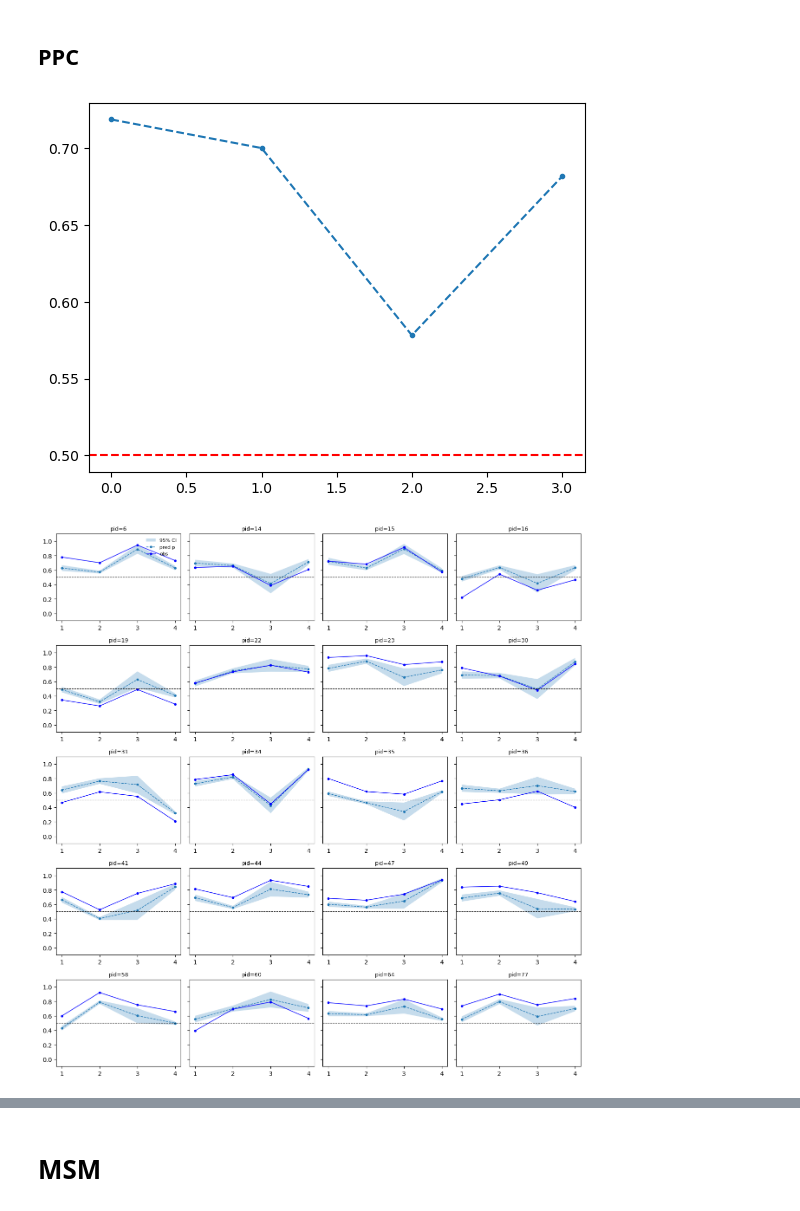
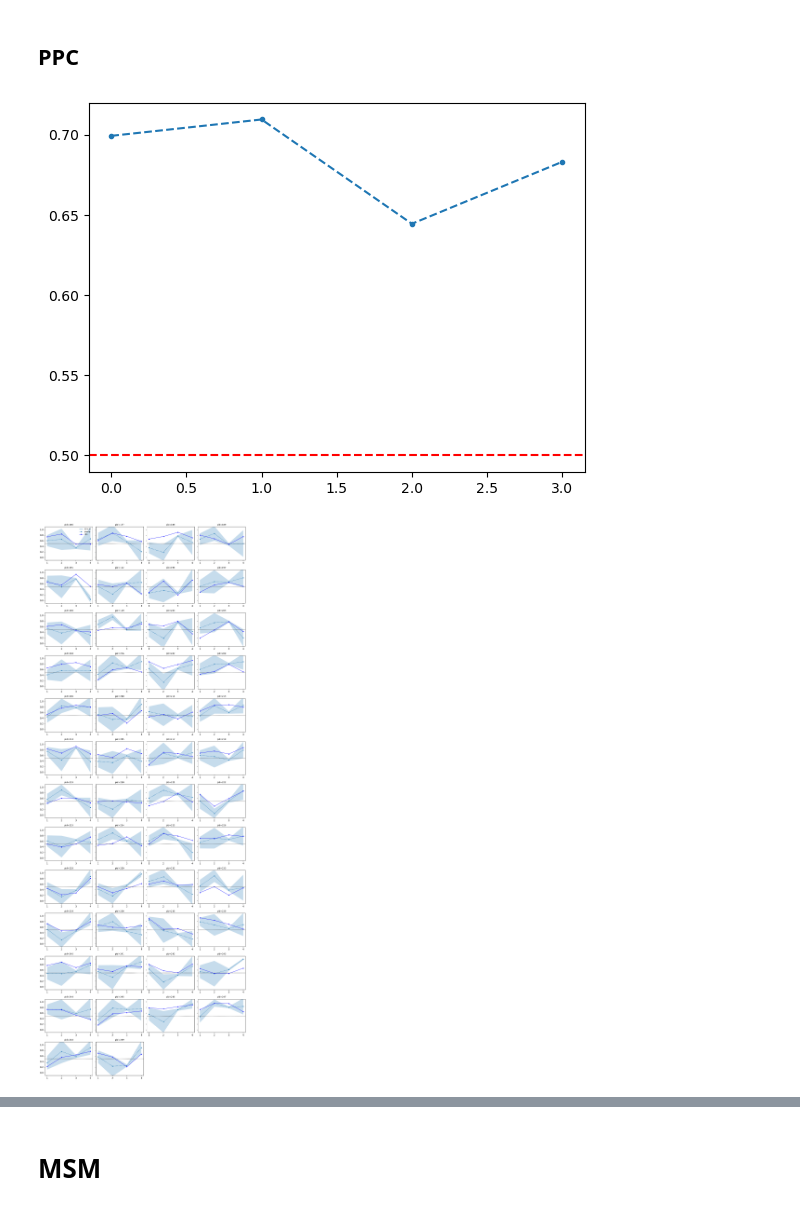
Before and after one commit to Ali-Setareh/SeqGPLVM_FEMSM, a Jupyter notebook: notebooks/model_inspection.ipynb, the cells around one changed output, grey strips where cells are left out. Saved outputs shown, nothing was run; the diff lists cells and outputs as text; code cells hidden in the pictures.

```diff
--- a/notebooks/model_inspection.ipynb
+++ b/notebooks/model_inspection.ipynb
@@ -26,3 +26,5 @@ from utils.runs import load_by_params
 # %%
 df_idx = pd.read_parquet(cwd/"results"/"index"/"training.parquet")
 df_idx.head(50)
+
+df_dgp_idx = pd.read_parquet(cwd/"data/index/runs.parquet")
@@ -57,10 +52,12 @@ print(df_idx.shape)
 # %%
+from dgps import get_simulator
+
 model_name = "seqgplvm"
 device = "cuda"
 tid = 9
 #train_id = df_idx.train_id.unique()[tid]
 
-train_id = "ceeafe5a10"
+train_id = "309cbfc22e"
 
 '''
 train_out = cwd / train_dir(Path(os.environ.get("FINAL_ROOT", "./results")).expanduser(), model_name, train_id)
@@ -74,8 +71,20 @@ val_split   = splits["val_ids"] + splits["test_ids"]
 train_out = cwd / "results" / "models" / "seqgplvm" / train_id
 ckpt_path = latest_checkpoint_path(train_out)
 payload = load_ckpt_any(ckpt_path, map_location=device)
-manifest = json.loads((train_out / "manifest.json").read_text(encoding="utf-8"))
+manifest = json.loads((train_out / "data_ref.json").read_text(encoding="utf-8"))
 config = json.loads((train_out / "config.json").read_text(encoding="utf-8"))
+
+data_config = json.loads(json.loads(df_dgp_idx[df_dgp_idx.run_id == manifest["data_run_id"]]["config"].iloc[0]))
+mani = json.loads(df_dgp_idx[df_dgp_idx.run_id == manifest["data_run_id"]]["manifest"].iloc[0])
+
+simulate = get_simulator(data_config["dgp"])
+df = simulate(data_config)
+
+with open(Path(".") / mani["split_file"], "r", encoding="utf-8") as f:
+    splits = json.load(f)
+
+train_split = splits["train_ids"]
+
 
 extra = payload.get("extra")
 loss_list     = extra.get("loss_list")
@@ -113,7 +124,7 @@ params
 # %%
 from utils.inspectors import plot_param_history
 
-key = 'Z.q_mu'
+key = 'raw_constant'
 fig = plot_param_history(param_hist = param_hist, key= key, ls_num=3, x_start= 0, x_step=config["logging"]["param_logging_freq"])
 fig
 # %% [output]
@@ -209,7 +204,7 @@ plt.plot(ppc, '.--')
 plt.axhline(0.5, color='red', linestyle='--')
 plt.show()
 # %% [output]
-[figure, old version]
+[figure, new version]
 # %%
 P, T, S = propensity_score.shape
 arr = propensity_score.detach().cpu().numpy().reshape(P*T, S)
@@ -252,36 +247,36 @@ def plot_patient_grid(pids, df, ncols=4):
         # get observed traj (assumes rows are in time order)
         obs = df.loc[df.patient_id == pid, "p_true"].to_numpy()
 
 
 
         # confidence band
         lo = df.loc[df.patient_id == pid, "phat_mean"] - 1.96 * df.loc[df.patient_id == pid, "phat_std"]
         hi = df.loc[df.patient_id == pid, "phat_mean"] + 1.96 * df.loc[df.patient_id == pid, "phat_std"]
         ax.fill_between(t, lo, hi, alpha=0.25, linewidth=0, label="95% CI")
 
         ax.plot(t,pred, "--.", lw=1, label="pred p")
         ax.plot(t,obs, ".-", c="blue", lw=1, label="obs")
         #ax.plot((pred >= 0.5).astype(int), ".-", c="orange", lw=1, label="pred 0/1")
         ax.axhline(0.5, color="k", ls="--", lw=0.8)
         ax.set_ylim(-0.1, 1.1)
         ax.set_title(f"pid={pid}", fontsize=9)
 
     # hide any unused panels
     for ax in axes[n:]:
         ax.axis("off")
 
     # one legend
     handles, labels = axes[0].get_legend_handles_labels()
     handles, labels = axes.flat[0].get_legend_handles_labels()
     axes.flat[0].legend(handles, labels, loc="upper right", frameon=False, fontsize=8)
     plt.tight_layout()
     plt.show()
 
 
-pids_to_show = sorted(payload["index"]["pids_val"])  # pick any
-plot_patient_grid(pids_to_show[:20], df_phat, ncols=4)
+pids_to_show = sorted(payload["index"]["pids_train"])  # pick any
+plot_patient_grid(pids_to_show[-50:], df_phat, ncols=4)
 # %% [output]
-[figure, old version]
+[figure, new version]
 # %%
 plt.plot(df_phat[df.patient_id.isin(train_split)]["phat_mean"],df_phat[df.patient_id.isin(train_split)]["p_true"],".", c="b", lw=1, label="pred p")
 plt.show()
```
Also changed, not shown: parts of 23 cells of this notebook, 8 other files.
